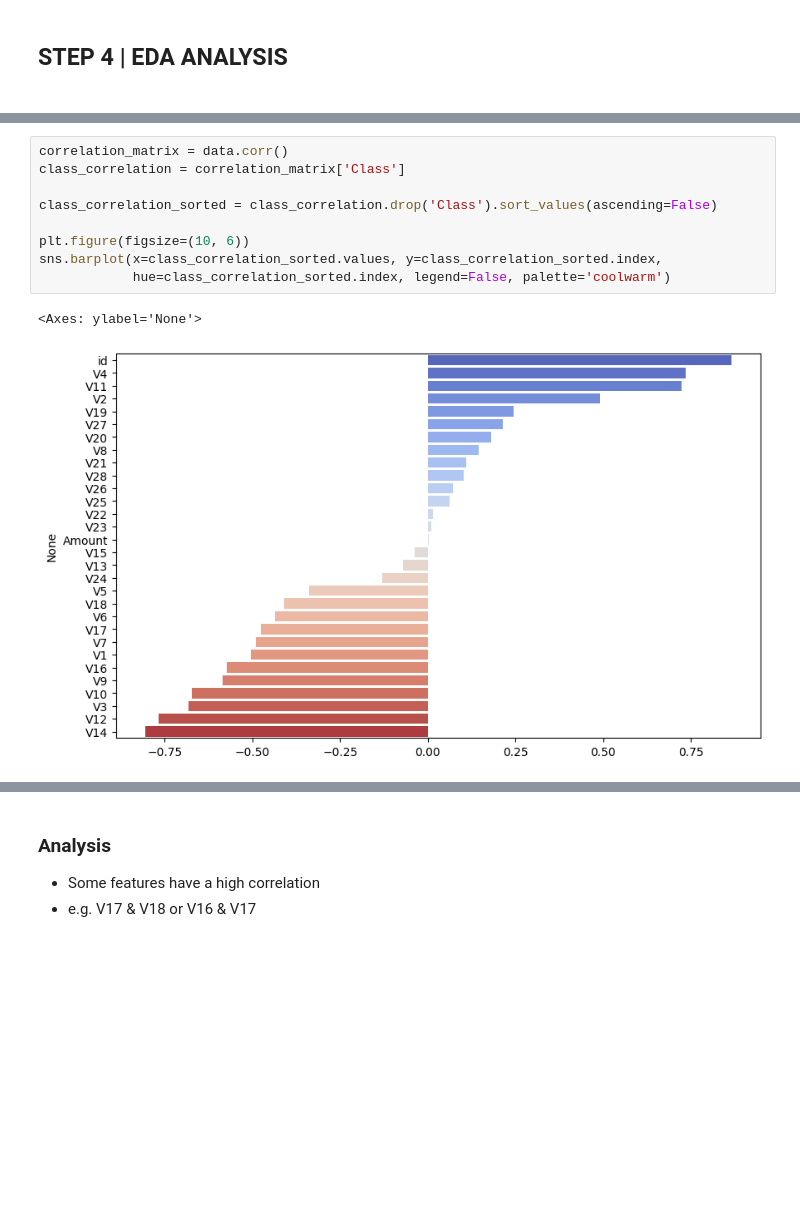
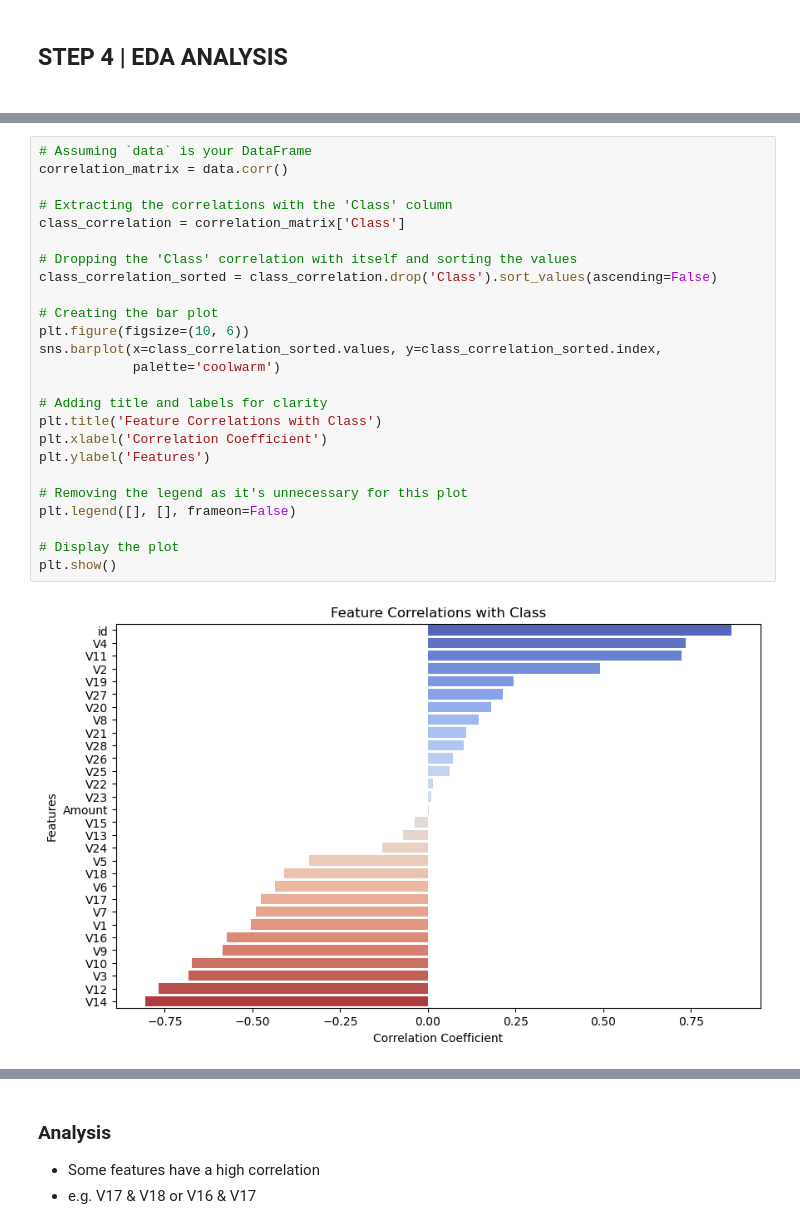
Before and after one commit to uulex/Credit-Card-Fraud-Detection, a Jupyter notebook: script.ipynb, the cells around one changed output, grey strips where cells are left out. Drawn from its saved outputs; the diff is of its cells as text; blank space fills up the shorter version.

Commit message:
bar plot

```diff
--- a/script.ipynb
+++ b/script.ipynb
@@ -76,12 +76,27 @@ plt.show()
 # %%
+# Assuming `data` is your DataFrame
 correlation_matrix = data.corr()
+
+# Extracting the correlations with the 'Class' column
 class_correlation = correlation_matrix['Class']
 
+# Dropping the 'Class' correlation with itself and sorting the values
 class_correlation_sorted = class_correlation.drop('Class').sort_values(ascending=False)
 
+# Creating the bar plot
 plt.figure(figsize=(10, 6))
 sns.barplot(x=class_correlation_sorted.values, y=class_correlation_sorted.index,
-            hue=class_correlation_sorted.index, legend=False, palette='coolwarm')
+            palette='coolwarm')
+
+# Adding title and labels for clarity
+plt.title('Feature Correlations with Class')
+plt.xlabel('Correlation Coefficient')
+plt.ylabel('Features')
+
+# Removing the legend as it's unnecessary for this plot
+plt.legend([], [], frameon=False)
+
+# Display the plot
+plt.show()
 # %% [output]
-<Axes: ylabel='None'>
-[figure, old version]
+[figure, new version]
```
Also changed, not shown: parts of 3 cells of this notebook, 1 other file.
